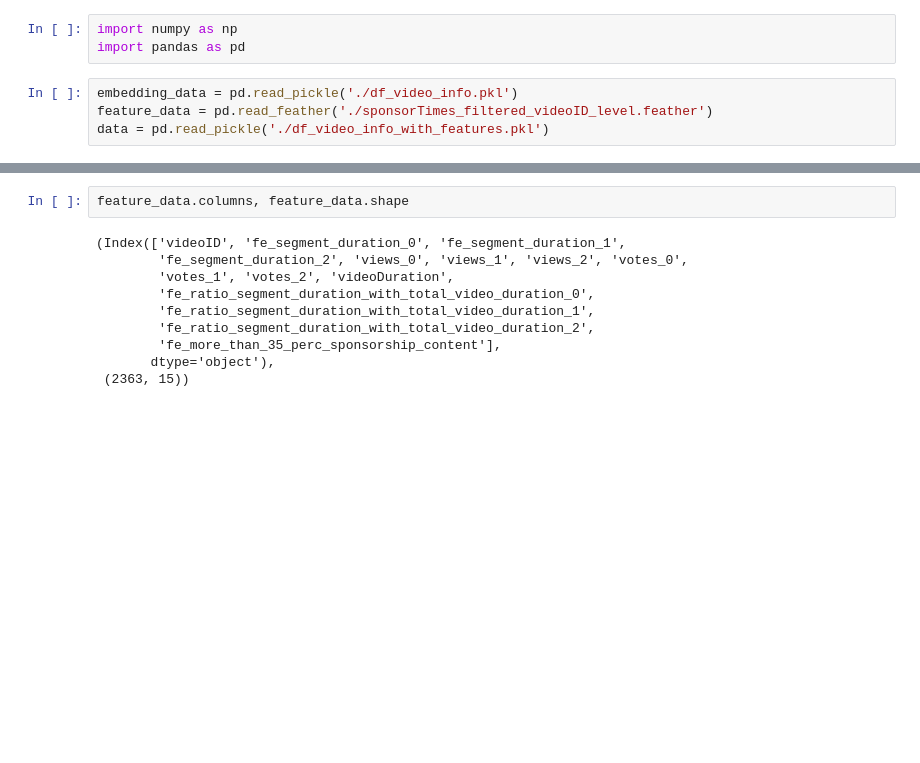
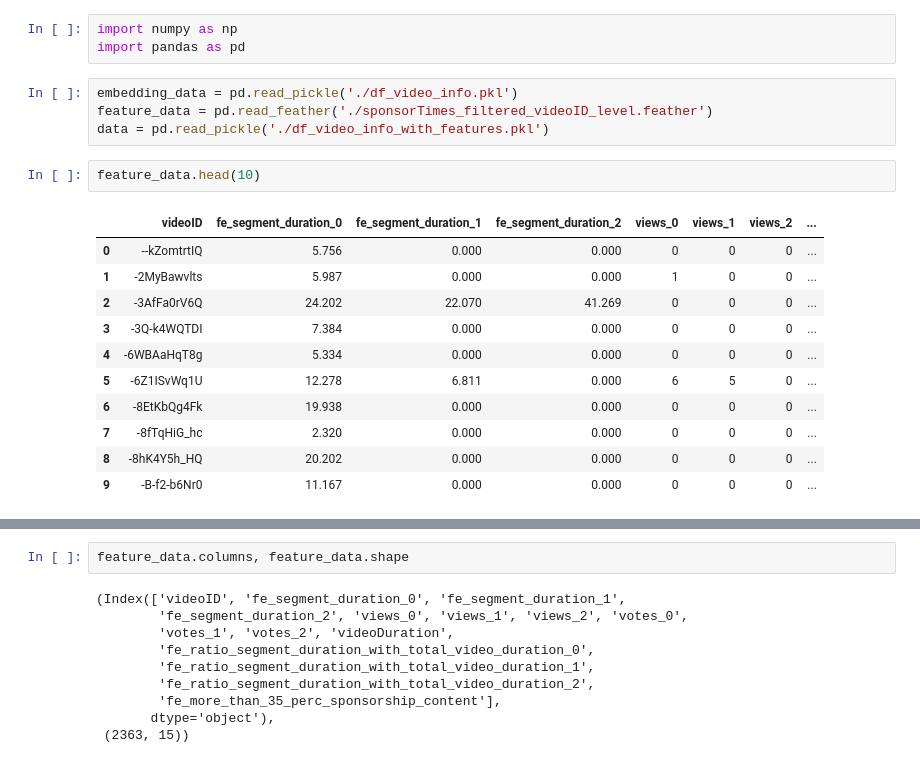
Before and after one commit to hack2skill/Empowering-Investors-Hackathon, a Jupyter notebook: SEBICops/Clusters.ipynb, the cells around one changed output, grey strips where cells are left out. Saved outputs shown, nothing was run; the diff lists cells and outputs as text; blank space fills up the shorter version.

```diff
--- a/SEBICops/Clusters.ipynb
+++ b/SEBICops/Clusters.ipynb
@@ -9,3 +9,17 @@ import pandas as pd
 embedding_data = pd.read_pickle('./df_video_info.pkl')
 feature_data = pd.read_feather('./sponsorTimes_filtered_videoID_level.feather')
 data = pd.read_pickle('./df_video_info_with_features.pkl')
+# %%
+feature_data.head(10)
+# %% [output]
+|  | videoID | fe_segment_duration_0 | fe_segment_duration_1 | fe_segment_duration_2 | views_0 | views_1 | views_2 | ... |
+| 0 | --kZomtrtIQ | 5.756 | 0.000 | 0.000 | 0 | 0 | 0 | ... |
+| 1 | -2MyBawvlts | 5.987 | 0.000 | 0.000 | 1 | 0 | 0 | ... |
+| 2 | -3AfFa0rV6Q | 24.202 | 22.070 | 41.269 | 0 | 0 | 0 | ... |
+| 3 | -3Q-k4WQTDI | 7.384 | 0.000 | 0.000 | 0 | 0 | 0 | ... |
+| 4 | -6WBAaHqT8g | 5.334 | 0.000 | 0.000 | 0 | 0 | 0 | ... |
+| 5 | -6Z1ISvWq1U | 12.278 | 6.811 | 0.000 | 6 | 5 | 0 | ... |
+| 6 | -8EtKbQg4Fk | 19.938 | 0.000 | 0.000 | 0 | 0 | 0 | ... |
+| 7 | -8fTqHiG_hc | 2.320 | 0.000 | 0.000 | 0 | 0 | 0 | ... |
+| 8 | -8hK4Y5h_HQ | 20.202 | 0.000 | 0.000 | 0 | 0 | 0 | ... |
+| 9 | -B-f2-b6Nr0 | 11.167 | 0.000 | 0.000 | 0 | 0 | 0 | ... |
```
Also changed, not shown: parts of 15 cells of this notebook.
